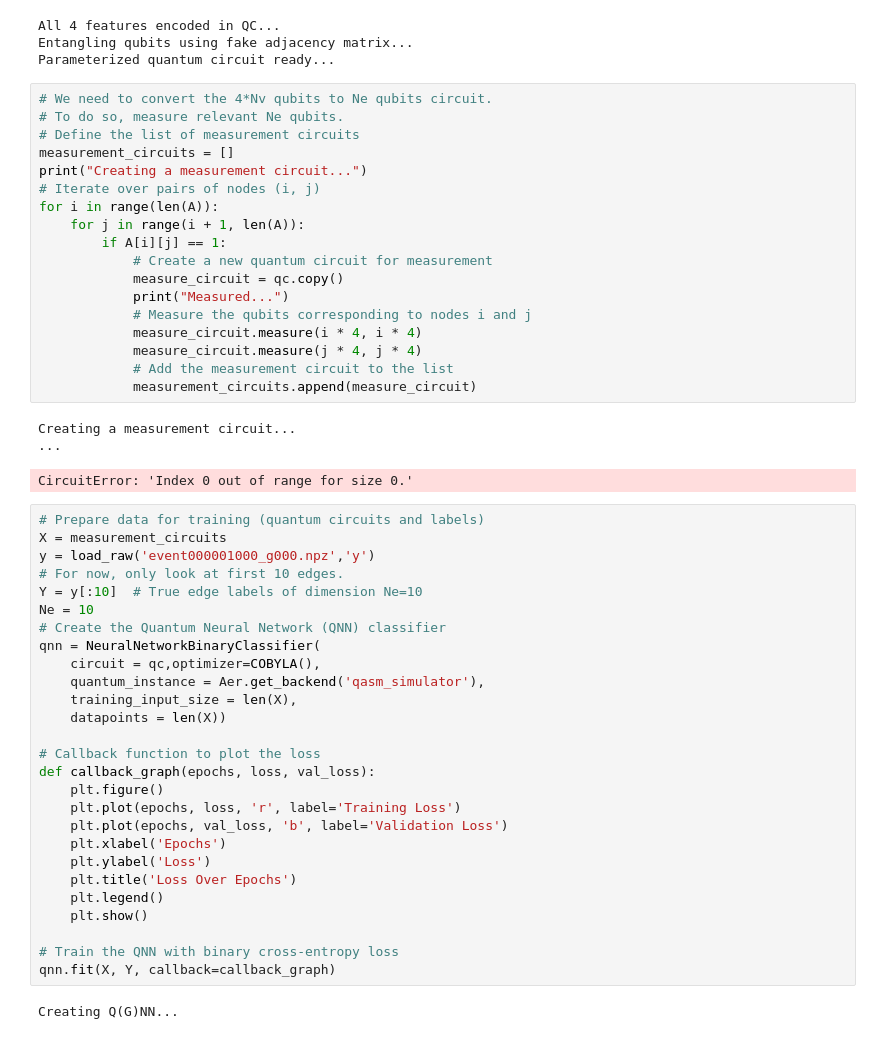
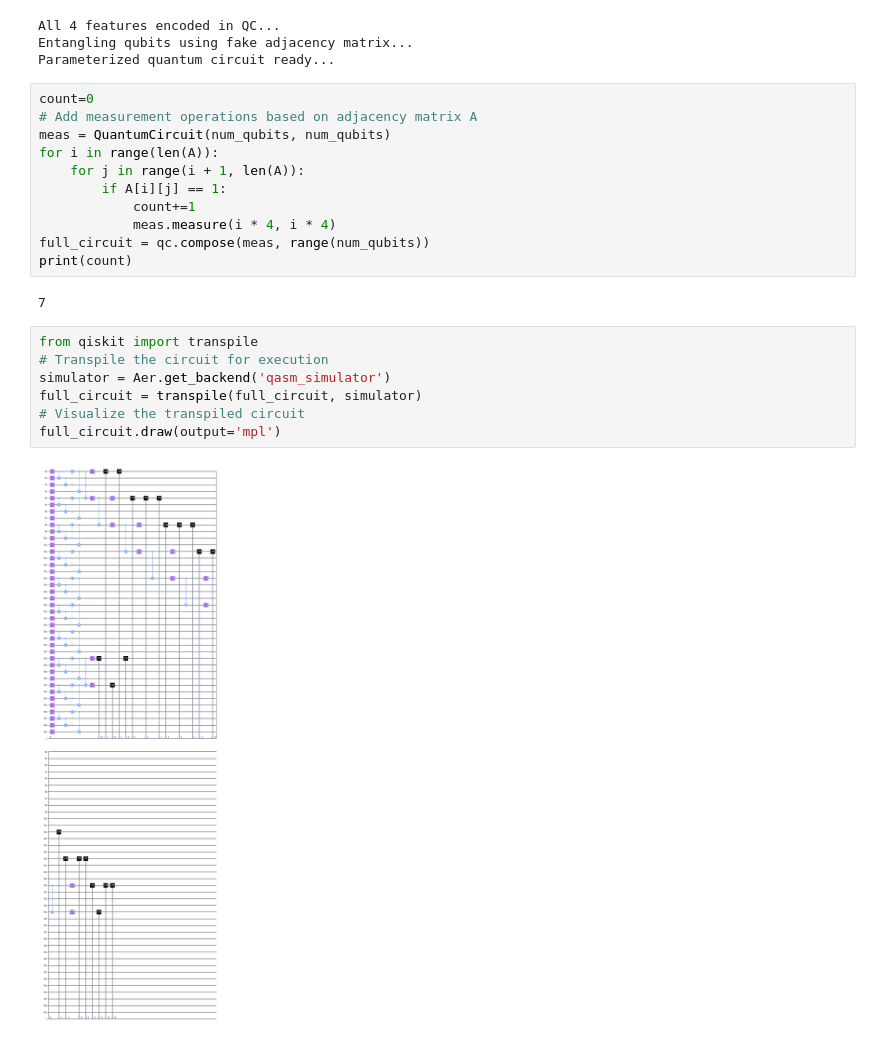
Before and after one commit to jihwanoh123/particle_trajectory, a Jupyter notebook: Design_sample.ipynb, the cells around one changed output. Saved outputs shown, nothing was run; the diff lists cells and outputs as text.

```diff
--- a/Design_sample.ipynb
+++ b/Design_sample.ipynb
@@ -137,53 +137,24 @@ All 4 features encoded in QC...
 Entangling qubits using fake adjacency matrix...
 Parameterized quantum circuit ready...
 # %%
-# We need to convert the 4*Nv qubits to Ne qubits circuit.
-# To do so, measure relevant Ne qubits.
-# Define the list of measurement circuits
-measurement_circuits = []
-print("Creating a measurement circuit...")
-# Iterate over pairs of nodes (i, j)
+count=0
+# Add measurement operations based on adjacency matrix A
+meas = QuantumCircuit(num_qubits, num_qubits)
 for i in range(len(A)):
     for j in range(i + 1, len(A)):
         if A[i][j] == 1:
-            # Create a new quantum circuit for measurement
-            measure_circuit = qc.copy()
-            print("Measured...")
-            # Measure the qubits corresponding to nodes i and j
-            measure_circuit.measure(i * 4, i * 4)
-            measure_circuit.measure(j * 4, j * 4)
-            # Add the measurement circuit to the list
-            measurement_circuits.append(measure_circuit)
+            count+=1
+            meas.measure(i * 4, i * 4)
+full_circuit = qc.compose(meas, range(num_qubits))
+print(count)
 # %% [output]
-Creating a measurement circuit...
-...
+7
-CircuitError: 'Index 0 out of range for size 0.'
-# %%
-# Prepare data for training (quantum circuits and labels)
-X = measurement_circuits
-y = load_raw('event000001000_g000.npz','y')
-# For now, only look at first 10 edges.
-Y = y[:10]  # True edge labels of dimension Ne=10
-Ne = 10
-# Create the Quantum Neural Network (QNN) classifier
-qnn = NeuralNetworkBinaryClassifier(
-    circuit = qc,optimizer=COBYLA(),
-    quantum_instance = Aer.get_backend('qasm_simulator'),
-    training_input_size = len(X),
-    datapoints = len(X))
-
-# Callback function to plot the loss
-def callback_graph(epochs, loss, val_loss):
-    plt.figure()
-    plt.plot(epochs, loss, 'r', label='Training Loss')
-    plt.plot(epochs, val_loss, 'b', label='Validation Loss')
-    plt.xlabel('Epochs')
-    plt.ylabel('Loss')
-    plt.title('Loss Over Epochs')
-    plt.legend()
-    plt.show()
-
-# Train the QNN with binary cross-entropy loss
-qnn.fit(X, Y, callback=callback_graph)
-# %% [output]
-Creating Q(G)NN...
+# %%
+from qiskit import transpile
+# Transpile the circuit for execution
+simulator = Aer.get_backend('qasm_simulator')
+full_circuit = transpile(full_circuit, simulator)
+# Visualize the transpiled circuit
+full_circuit.draw(output='mpl')
+# %% [output]
+[figure, added]
```
Also changed, not shown: parts of 4 cells of this notebook.
